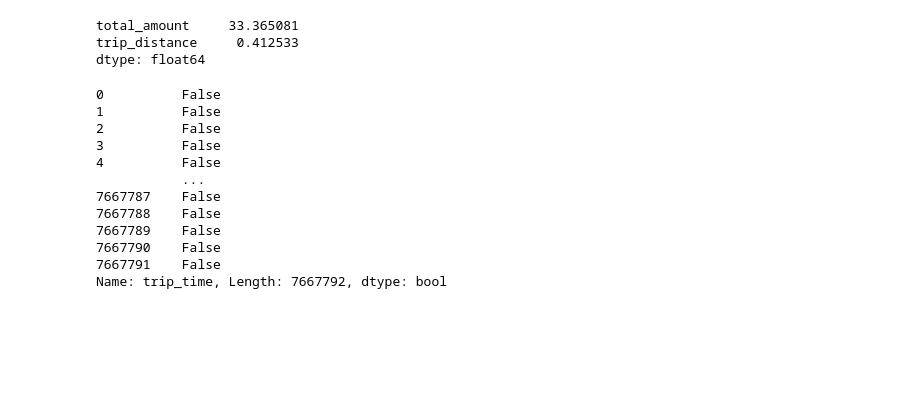
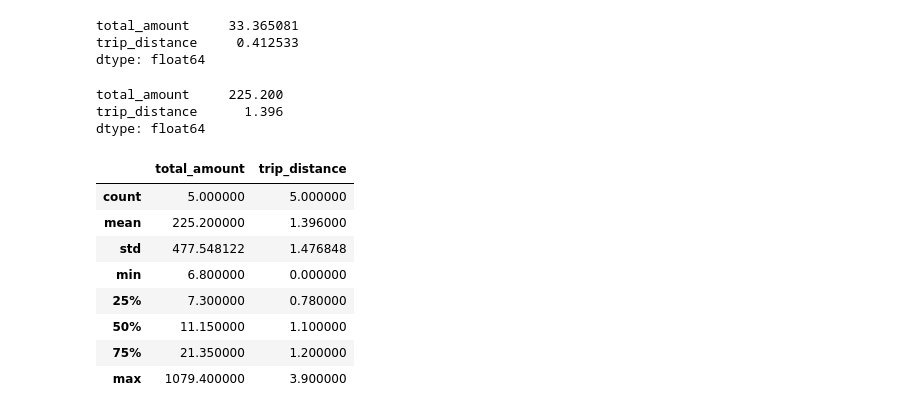
Before and after one commit to reuven/oreilly-2022-07July-analytics, a Jupyter notebook: 2022-08Aug-23.ipynb, the cells around one changed output. Saved outputs shown, nothing was run; the diff lists cells and outputs as text; code cells hidden in the pictures; blank space fills up the shorter version.

```diff
--- a/2022-08Aug-23.ipynb
+++ b/2022-08Aug-23.ipynb
@@ -1555,18 +1555,25 @@ trip_distance     0.412533
 dtype: float64
 # %%
 df.loc[
-    df['trip_time'] > '1 day'   # row selector
-    ['total_amount', ''# column selector
+    df['trip_time'] > '1 day',   # row selector
+    ['total_amount', 'trip_distance'] # column selector
+].mean()
 # %% [output]
-0          False
-1          False
-2          False
-3          False
-4          False
-           ...
-7667787    False
-7667788    False
-7667789    False
-7667790    False
-7667791    False
-Name: trip_time, Length: 7667792, dtype: bool
+total_amount     225.200
+trip_distance      1.396
+dtype: float64
+# %%
+df.loc[
+    df['trip_time'] > '1 day',   # row selector
+    ['total_amount', 'trip_distance'] # column selector
+].describe()
+# %% [output]
+|  | total_amount | trip_distance |
+| count | 5.000000 | 5.000000 |
+| mean | 225.200000 | 1.396000 |
+| std | 477.548122 | 1.476848 |
+| min | 6.800000 | 0.000000 |
+| 25% | 7.300000 | 0.780000 |
+| 50% | 11.150000 | 1.100000 |
+| 75% | 21.350000 | 1.200000 |
+| max | 1079.400000 | 3.900000 |
```
Also changed, not shown: parts of 1 cell of this notebook.
